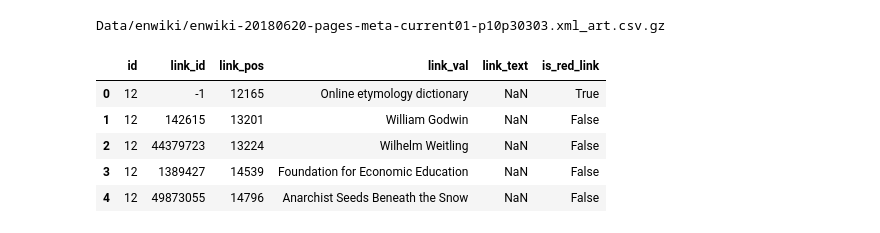
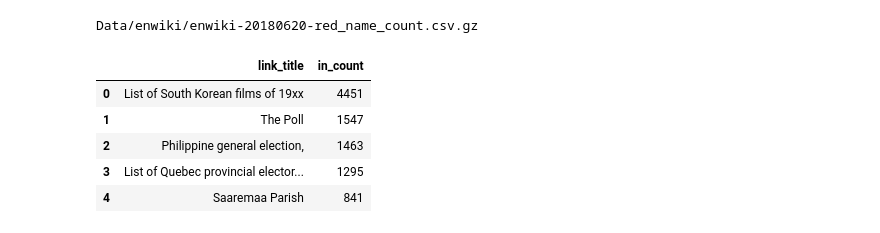
Before and after one commit to olekscode/Power2TheWiki, a Jupyter notebook: data/preprocessing/data-open-sample.ipynb, the cells around one changed output. Saved outputs shown, nothing was run; the diff lists cells and outputs as text; code cells hidden in the pictures.

Commit message:
Fixed links parsing errors, scripts updated to new data

```diff
--- a/data/preprocessing/data-open-sample.ipynb
+++ b/data/preprocessing/data-open-sample.ipynb
@@ -68,14 +118,15 @@ df_articles size: (88682, 6)
 # %%
-fn = PATH_TO_DATA_EN+ENWIKI_ART_FNMS[0]
+fn = PATH_TO_DATA_EN+EN_RED_NAME_COUNT
 print(fn)
 fn_new = unpack(fn)
-df_articles = pd.read_csv(fn_new, encoding='ISO-8859-1',quotechar="'")
-df_articles.head()
+df_en_red_name_count_in = pd.read_csv(fn_new, encoding='ISO-8859-1', quotechar="'", nrows=20)
+os.remove(fn_new)
+df_en_red_name_count_in.head()
 # %% [output]
-Data/enwiki/enwiki-20180620-pages-meta-current01-p10p30303.xml_art.csv.gz
+Data/enwiki/enwiki-20180620-red_name_count.csv.gz
-|  | id | link_id | link_pos | link_val | link_text | is_red_link |
-| 0 | 12 | -1 | 12165 | Online etymology dictionary | NaN | True |
-| 1 | 12 | 142615 | 13201 | William Godwin | NaN | False |
-| 2 | 12 | 44379723 | 13224 | Wilhelm Weitling | NaN | False |
-| 3 | 12 | 1389427 | 14539 | Foundation for Economic Education | NaN | False |
-| 4 | 12 | 49873055 | 14796 | Anarchist Seeds Beneath the Snow | NaN | False |
+|  | link_title | in_count |
+| 0 | List of South Korean films of 19xx | 4451 |
+| 1 | The Poll | 1547 |
+| 2 | Philippine general election, | 1463 |
+| 3 | List of Quebec provincial elector... | 1295 |
+| 4 | Saaremaa Parish | 841 |
```
Also changed, not shown: parts of 18 cells of this notebook, 7 other files.
